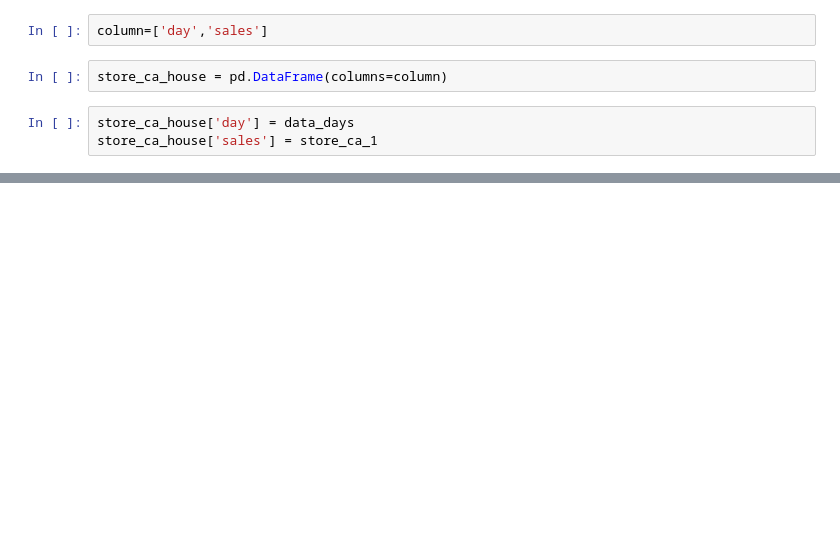
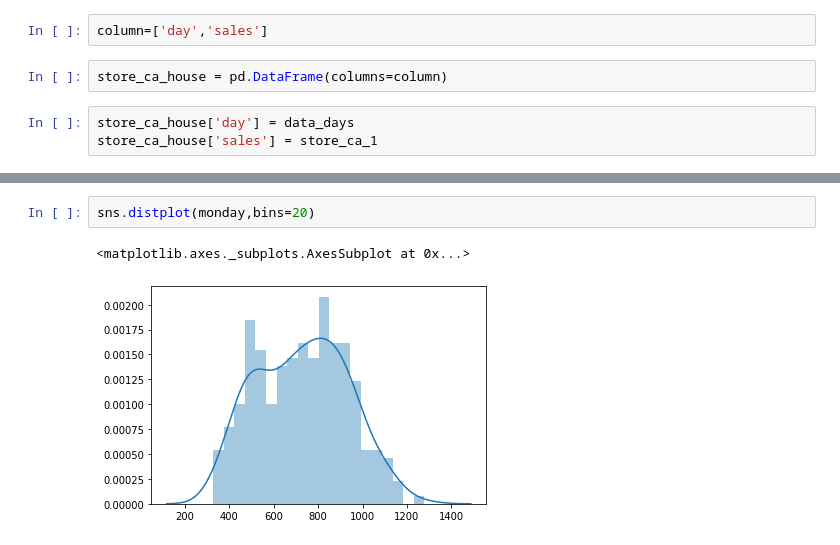
Before and after one commit to pahwa1902/Learning, a Jupyter notebook: M5_Forecasting.ipynb, the cells around one changed output, grey strips where cells are left out. Saved outputs shown, nothing was run; the diff lists cells and outputs as text; blank space fills up the shorter version.

```diff
--- a/M5_Forecasting.ipynb
+++ b/M5_Forecasting.ipynb
@@ -544,0 +581,5 @@ store_ca_house['sales'] = store_ca_1
+# %%
+sns.distplot(monday,bins=20)
+# %% [output]
+<matplotlib.axes._subplots.AxesSubplot at 0x...>
+[figure, added]
```
Also changed, not shown: parts of 73 cells of this notebook.
